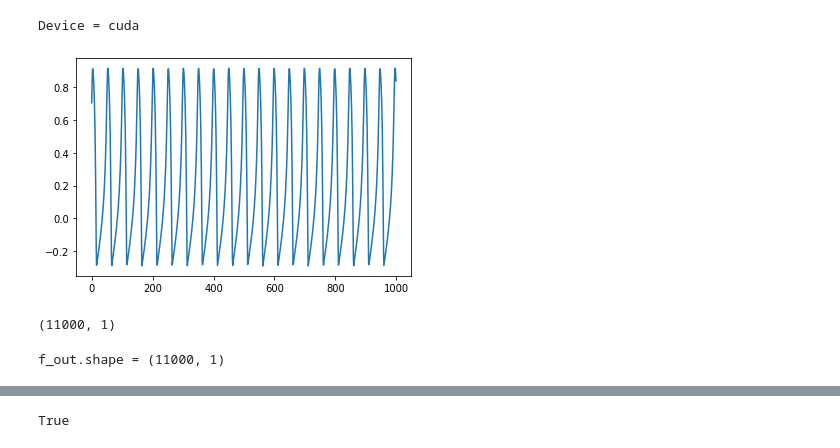
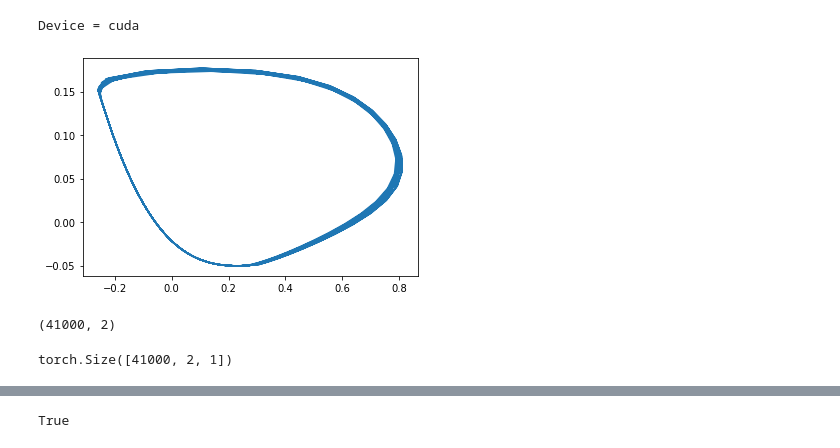
Before and after one commit to aw02m/Spiking_neural_networks, a Jupyter notebook: notebooks/spiking_positive_beta.ipynb, the cells around one changed output, grey strips where cells are left out. Cells and saved outputs as stored; diff of their text form; code cells hidden in the pictures.

Commit message:
make spiking_positive_beta.ipynb use 2dim target function.

```diff
--- a/notebooks/spiking_positive_beta.ipynb
+++ b/notebooks/spiking_positive_beta.ipynb
@@ -26,21 +26,23 @@ def one_neuron(x0, y0, iteration, p: KNNetParameters):
 # %%
 # params_spiking = KNNetParameters(eps = 0.015, beta = 0.0, d = 0.26, a = 0.25, J = 0.1081 + 0.1)
 # params_spiking = KNNetParameters(eps = 0.015, beta = 0.03, d = 0.26, a = 0.25, J = 0.1081 + 0.1)
-params_spiking = KNNetParameters(eps = 0.03, beta = 0.01, d = 0.26, a = 0.25, J = 0.1081 + 0.1)
-imin = 0; icrit = 10000; nt = 11000
+params_spiking = KNNetParameters(eps = 0.03, beta = 0.03, d = 0.26, a = 0.25, J = 0.1081 + 0.1)
+imin = 0; icrit = 40000; nt = 41000
 # imin = 0; icrit = 20000; nt = 21000
-f_out, _ = one_neuron(.2, 0, nt, params_spiking)
+f_out_x, f_out_y = one_neuron(.2, 0, nt, params_spiking)
+f_out = np.concatenate([[f_out_x], [f_out_y]], 0).T
+# print(f_out[-1000:, 1])
 %matplotlib inline
 plt.figure()
-plt.plot(f_out[-1000:])
+plt.plot(f_out[-1000:, 0], f_out[-1000:, 1])
 plt.show()
 plt.close()
 # %% [output]
-[figure, old version]
+[figure, new version]
 # %%
-f_out = f_out.reshape(f_out.shape[0], 1)
+# f_out = f_out.reshape(f_out.shape[0], 1)
 print(f_out.shape)
 # %% [output]
-(11000, 1)
+(41000, 2)
 # %%
 input_size = 0
@@ -73,14 +74,16 @@ net.to_device(device)
 lp = ForceParameters(stop_learning=icrit, start_learning=imin)
 fl = ForceLearn(net=net, lp=lp, save_states=True)
 # %%
-f_out = f_out.reshape((f_out.shape[0], 1))
-print(f"f_out.shape = {f_out.shape}")
+# f_out = f_out.reshape((f_out.shape[0], 1))
+# print(f"f_out.shape = {f_out.shape}")
-# %% [output]
-f_out.shape = (11000, 1)
 # %%
 train_logs, states = fl.train(target_outputs=f_out, state=initial_state)
 # %%
+print(train_logs.shape)
+# print(train_logs[-1000:, 0, 0])
 # np.savetxt('train_logs', train_logs.numpy(), delimiter=' ')
+# %% [output]
+torch.Size([41000, 2, 1])
 # %%
 plt.plot(train_logs.numpy()[-1000:, 0, 0])
 
```
Also changed, not shown: parts of 17 cells of this notebook, 4 other files.
